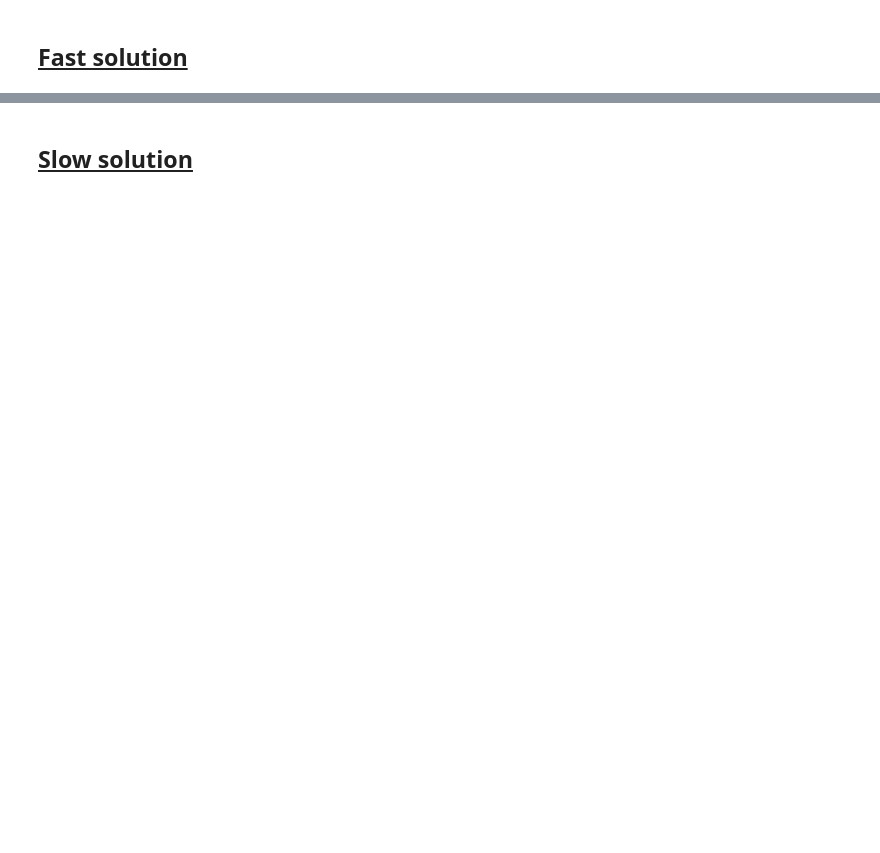
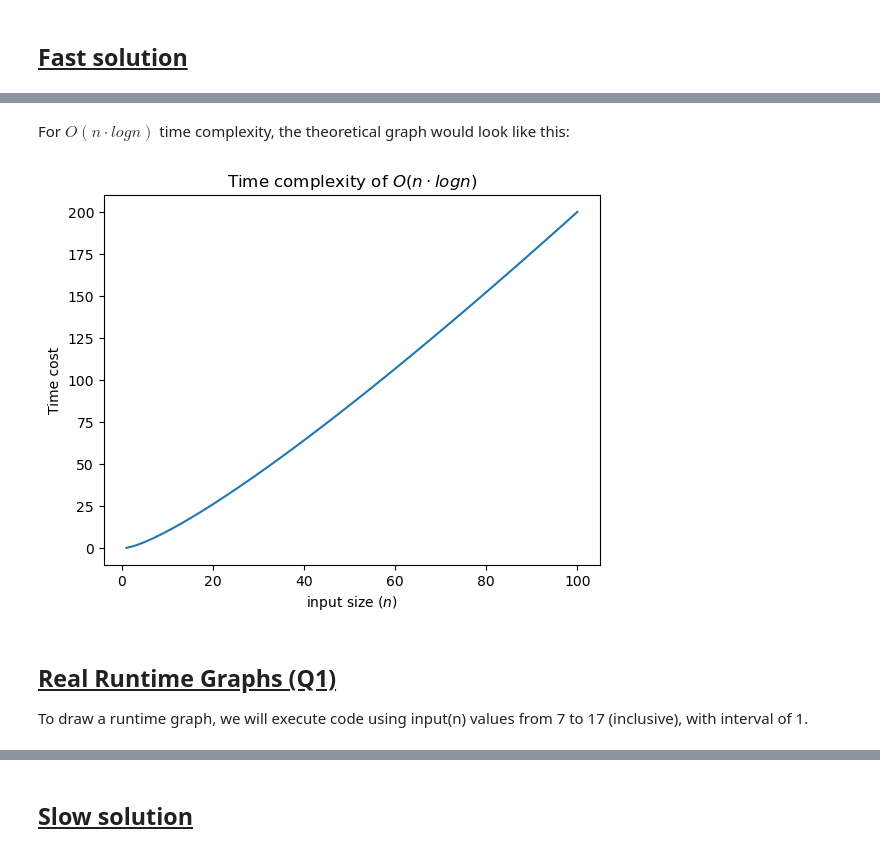
Before and after one commit to sihanchen01/cp2410, a Jupyter notebook: A1/cp2410-assignment.ipynb, the cells around one changed output, grey strips where cells are left out. Drawn from its saved outputs; the diff is of its cells as text; code cells hidden in the pictures; blank space fills up the shorter version.

```diff
--- a/A1/cp2410-assignment.ipynb
+++ b/A1/cp2410-assignment.ipynb
@@ -110,0 +265,18 @@ find_the_smallest_evenly_divisible_fast(10)
+# %% [markdown]
+For $O(n \cdot log{n})$ time complexity, the theoretical graph would look like this:
+# %%
+x = np.linspace(1, 100, 50)
+y = np.log10(x) * x
+
+plt.figure()
+plt.plot(x, y)
+plt.xlabel('input size $(n)$')
+plt.ylabel('Time cost')
+plt.title('Time complexity of $O(n \cdot log{n})$')
+
+plt.show()
+# %% [output]
+[figure, added]
+# %% [markdown]
+## <u>Real Runtime Graphs (Q1)</u>
+To draw a runtime graph, we will execute code using input(n) values from 7 to 17 (inclusive), with interval of 1.
```
Also changed, not shown: parts of 34 cells of this notebook.
